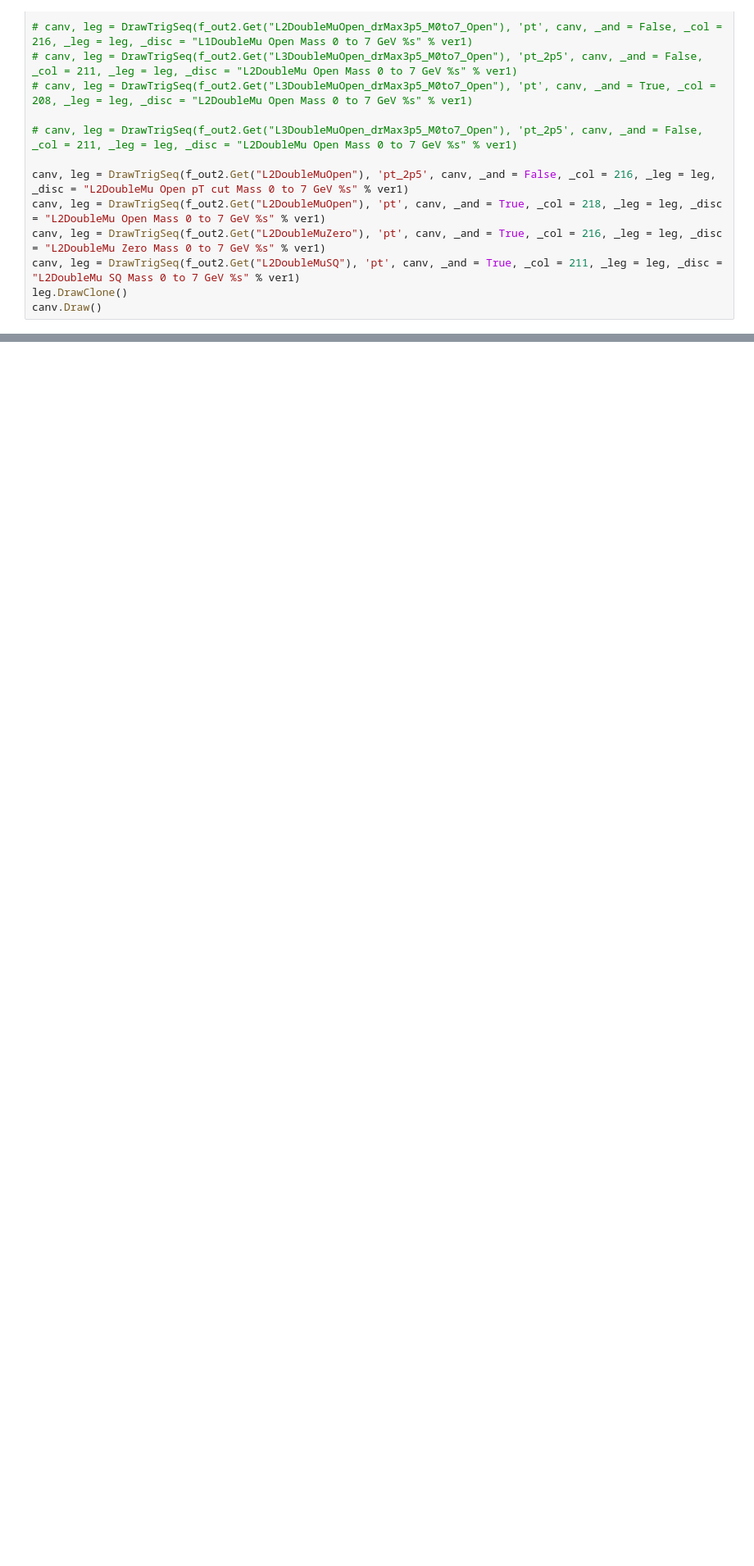
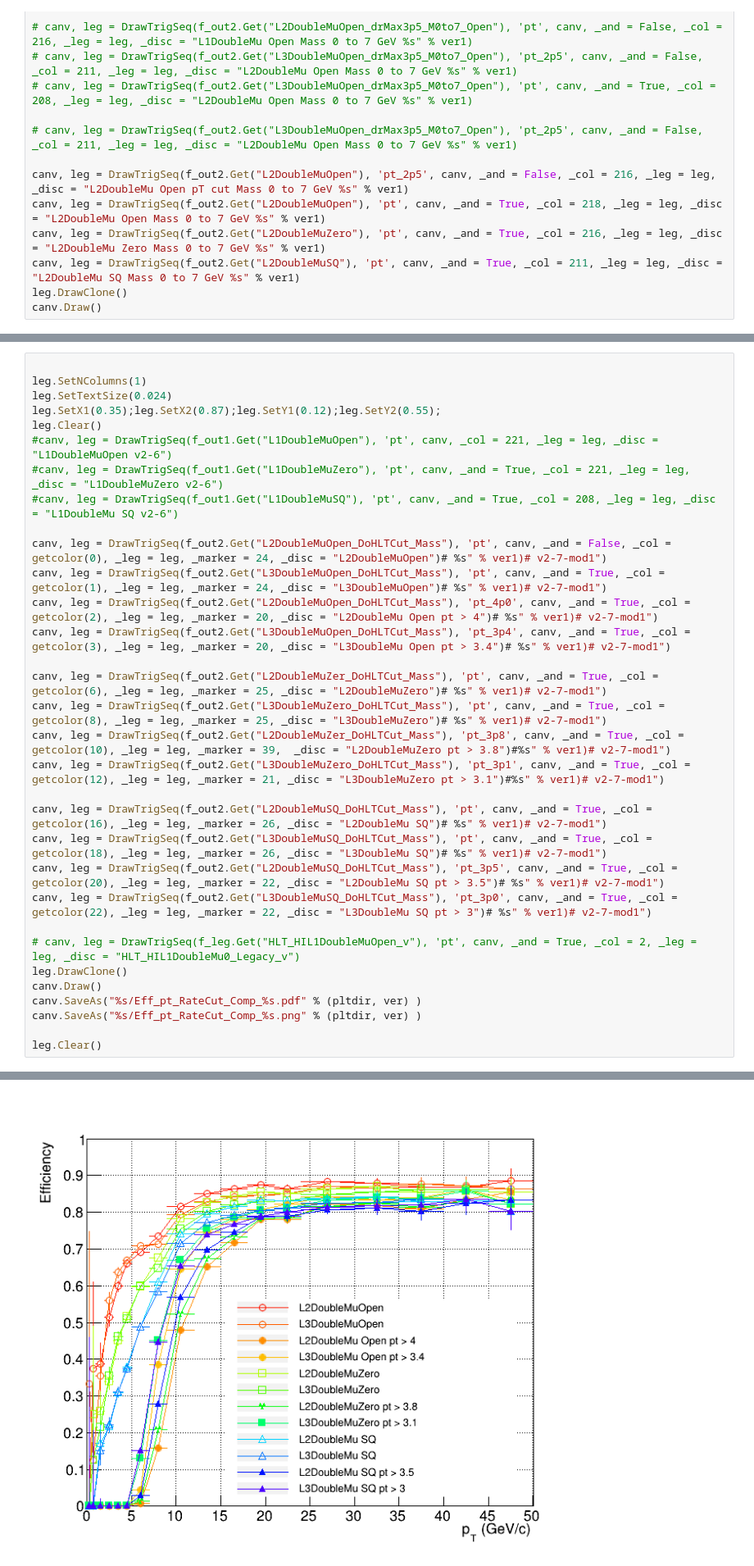
Before and after one commit to vince502/EffCalc, a Jupyter notebook: GetEfficiency.ipynb, the cells around one changed output, grey strips where cells are left out. Shown at 82% size. Drawn from its saved outputs; the diff is of its cells as text; blank space fills up the shorter version.

```diff
--- a/GetEfficiency.ipynb
+++ b/GetEfficiency.ipynb
@@ -348,0 +390,33 @@ ReferenceError: attempt to access a null-pointer
+# %%
+
+leg.SetNColumns(1)
+leg.SetTextSize(0.024)
+leg.SetX1(0.35);leg.SetX2(0.87);leg.SetY1(0.12);leg.SetY2(0.55);
+leg.Clear()
+#canv, leg = DrawTrigSeq(f_out1.Get("L1DoubleMuOpen"), 'pt', canv, _col = 221, _leg = leg, _disc = "L1DoubleMuOpen v2-6")
+#canv, leg = DrawTrigSeq(f_out1.Get("L1DoubleMuZero"), 'pt', canv, _and = True, _col = 221, _leg = leg, _disc = "L1DoubleMuZero v2-6")
+#canv, leg = DrawTrigSeq(f_out1.Get("L1DoubleMuSQ"), 'pt', canv, _and = True, _col = 208, _leg = leg, _disc = "L1DoubleMu SQ v2-6")
+
+canv, leg = DrawTrigSeq(f_out2.Get("L2DoubleMuOpen_DoHLTCut_Mass"), 'pt', canv, _and = False, _col = getcolor(0), _leg = leg, _marker = 24, _disc = "L2DoubleMuOpen")# %s" % ver1)# v2-7-mod1")
+canv, leg = DrawTrigSeq(f_out2.Get("L3DoubleMuOpen_DoHLTCut_Mass"), 'pt', canv, _and = True, _col = getcolor(1), _leg = leg, _marker = 24, _disc = "L3DoubleMuOpen")# %s" % ver1)# v2-7-mod1")
+canv, leg = DrawTrigSeq(f_out2.Get("L2DoubleMuOpen_DoHLTCut_Mass"), 'pt_4p0', canv, _and = True, _col = getcolor(2), _leg = leg, _marker = 20, _disc = "L2DoubleMu Open pt > 4")# %s" % ver1)# v2-7-mod1")
+canv, leg = DrawTrigSeq(f_out2.Get("L3DoubleMuOpen_DoHLTCut_Mass"), 'pt_3p4', canv, _and = True, _col = getcolor(3), _leg = leg, _marker = 20, _disc = "L3DoubleMu Open pt > 3.4")# %s" % ver1)# v2-7-mod1")
+
+canv, leg = DrawTrigSeq(f_out2.Get("L2DoubleMuZer_DoHLTCut_Mass"), 'pt', canv, _and = True, _col = getcolor(6), _leg = leg, _marker = 25, _disc = "L2DoubleMuZero")# %s" % ver1)# v2-7-mod1")
+canv, leg = DrawTrigSeq(f_out2.Get("L3DoubleMuZero_DoHLTCut_Mass"), 'pt', canv, _and = True, _col = getcolor(8), _leg = leg, _marker = 25, _disc = "L3DoubleMuZero")# %s" % ver1)# v2-7-mod1")
+canv, leg = DrawTrigSeq(f_out2.Get("L2DoubleMuZer_DoHLTCut_Mass"), 'pt_3p8', canv, _and = True, _col = getcolor(10), _leg = leg, _marker = 39,  _disc = "L2DoubleMuZero pt > 3.8")#%s" % ver1)# v2-7-mod1")
+canv, leg = DrawTrigSeq(f_out2.Get("L3DoubleMuZero_DoHLTCut_Mass"), 'pt_3p1', canv, _and = True, _col = getcolor(12), _leg = leg, _marker = 21, _disc = "L3DoubleMuZero pt > 3.1")#%s" % ver1)# v2-7-mod1")
+
+canv, leg = DrawTrigSeq(f_out2.Get("L2DoubleMuSQ_DoHLTCut_Mass"), 'pt', canv, _and = True, _col = getcolor(16), _leg = leg, _marker = 26, _disc = "L2DoubleMu SQ")# %s" % ver1)# v2-7-mod1")
+canv, leg = DrawTrigSeq(f_out2.Get("L3DoubleMuSQ_DoHLTCut_Mass"), 'pt', canv, _and = True, _col = getcolor(18), _leg = leg, _marker = 26, _disc = "L3DoubleMu SQ")# %s" % ver1)# v2-7-mod1")
+canv, leg = DrawTrigSeq(f_out2.Get("L2DoubleMuSQ_DoHLTCut_Mass"), 'pt_3p5', canv, _and = True, _col = getcolor(20), _leg = leg, _marker = 22, _disc = "L2DoubleMu SQ pt > 3.5")# %s" % ver1)# v2-7-mod1")
+canv, leg = DrawTrigSeq(f_out2.Get("L3DoubleMuSQ_DoHLTCut_Mass"), 'pt_3p0', canv, _and = True, _col = getcolor(22), _leg = leg, _marker = 22, _disc = "L3DoubleMu SQ pt > 3")# %s" % ver1)# v2-7-mod1")
+
+# canv, leg = DrawTrigSeq(f_leg.Get("HLT_HIL1DoubleMuOpen_v"), 'pt', canv, _and = True, _col = 2, _leg = leg, _disc = "HLT_HIL1DoubleMu0_Legacy_v")
+leg.DrawClone()
+canv.Draw()
+canv.SaveAs("%s/Eff_pt_RateCut_Comp_%s.pdf" % (pltdir, ver) )
+canv.SaveAs("%s/Eff_pt_RateCut_Comp_%s.png" % (pltdir, ver) )
+
+leg.Clear()
+# %% [output]
@@ -349,3 +425,4 @@ ReferenceError: attempt to access a null-pointer
+[figure, added]
 # %%
 
 leg.SetNColumns(1)
```
Also changed, not shown: parts of 6 cells of this notebook, 7 other files.
